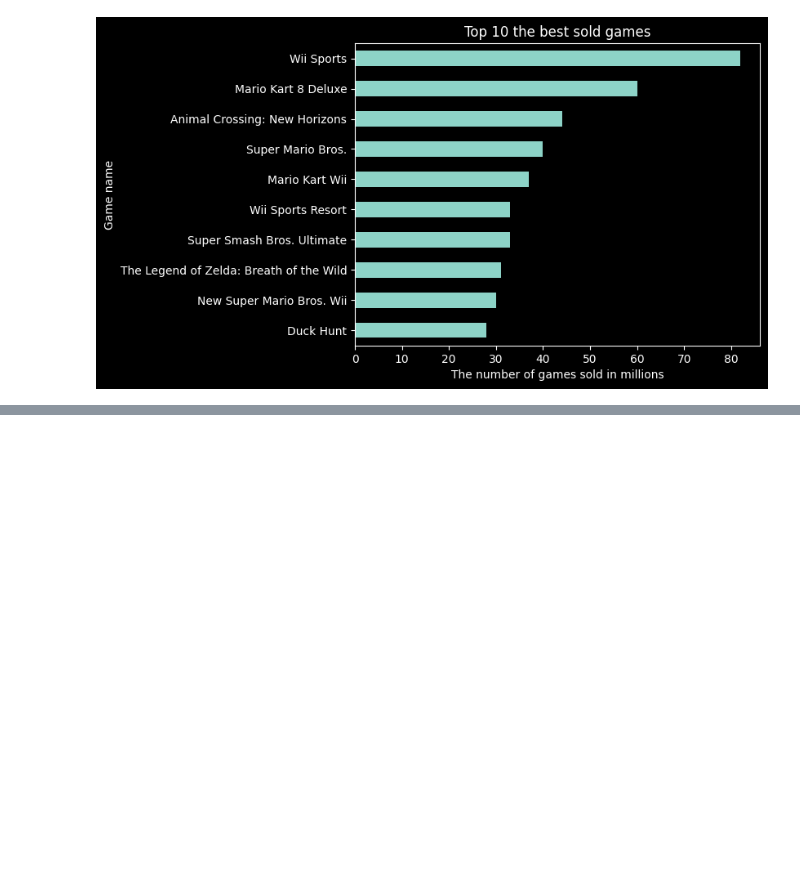
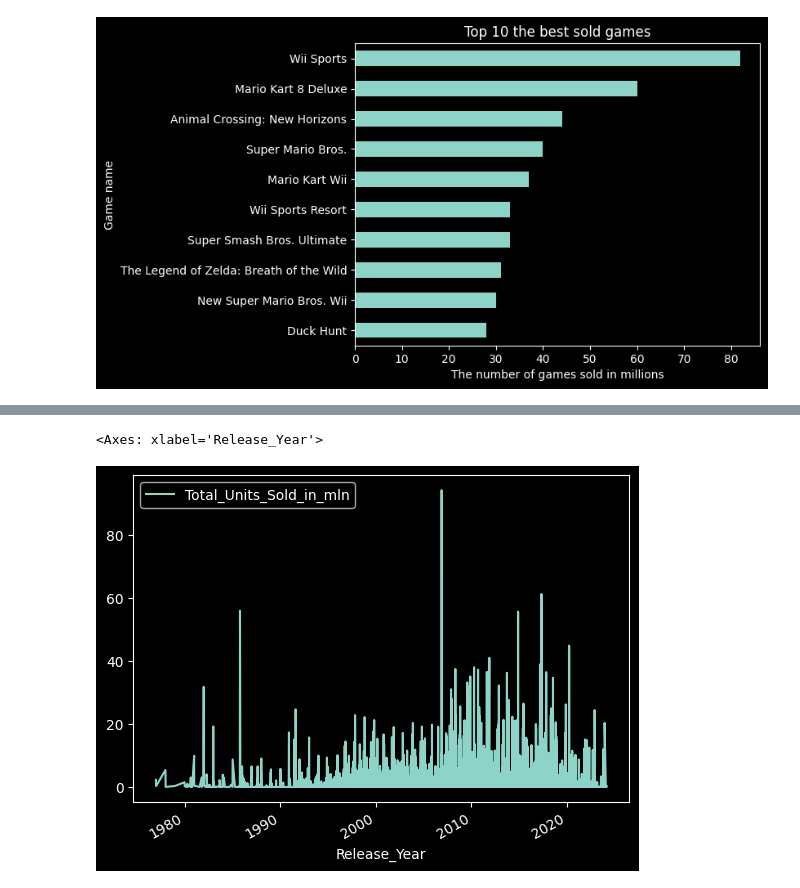
Before and after one commit to Gdyczko/Home_console_and_gaming_sales, a Jupyter notebook: Data_Visualisation.ipynb, the cells around one changed output, grey strips where cells are left out. Cells and saved outputs as stored; diff of their text form; code cells hidden in the pictures; blank space fills up the shorter version.

Commit message:
update Data_Visualisation file

```diff
--- a/Data_Visualisation.ipynb
+++ b/Data_Visualisation.ipynb
@@ -76,3 +77,37 @@ plt.title("Top 10 the best sold games")
 plt.legend().remove()
 # %% [output]
 [figure]
+# %%
+# Creating studying changes in game sales based on release years
+game_change = '''
+SELECT
+    Release_Date AS Release_Year,
+    SUM(Units_m) AS Total_Units_Sold_in_mln
+FROM
+    Games
+GROUP BY
+    Release_Date
+ORDER BY
+    Release_Date
+'''
+cursor.execute(game_change)
+records_game_change = cursor.fetchall()
+
+# Creating dataframe in Pandas
+df_games_change = pd.DataFrame(records_game_change)
+
+# Show info about types and empty values
+print(df_games_change.info())
+
+# Dropping NaN values
+df_games_change = df_games_change.dropna()
+
+# Change data types in columns "Release_Year" and "Total_Units_Sold_in_ml"
+df_games_change['Release_Year'] = df_games_change['Release_Year'].astype("datetime64[ns]")
+df_games_change['Total_Units_Sold_in_mln'] = df_games_change['Total_Units_Sold_in_mln'].astype(float)
+
+# Show statistical analys
+print(df_games_change.describe())
+
+# Removing outlier values
+df_games_change = df_games_change[df_games_change['Release_Year'] <= '2024-02-27']
@@ -78,0 +134,5 @@ plt.legend().remove()
+# %%
+df_games_change.plot(x = "Release_Year", y = "Total_Units_Sold_in_mln", kind = 'line')
+# %% [output]
+<Axes: xlabel='Release_Year'>
+[figure, added]
```
Also changed, not shown: parts of 2 cells of this notebook.
